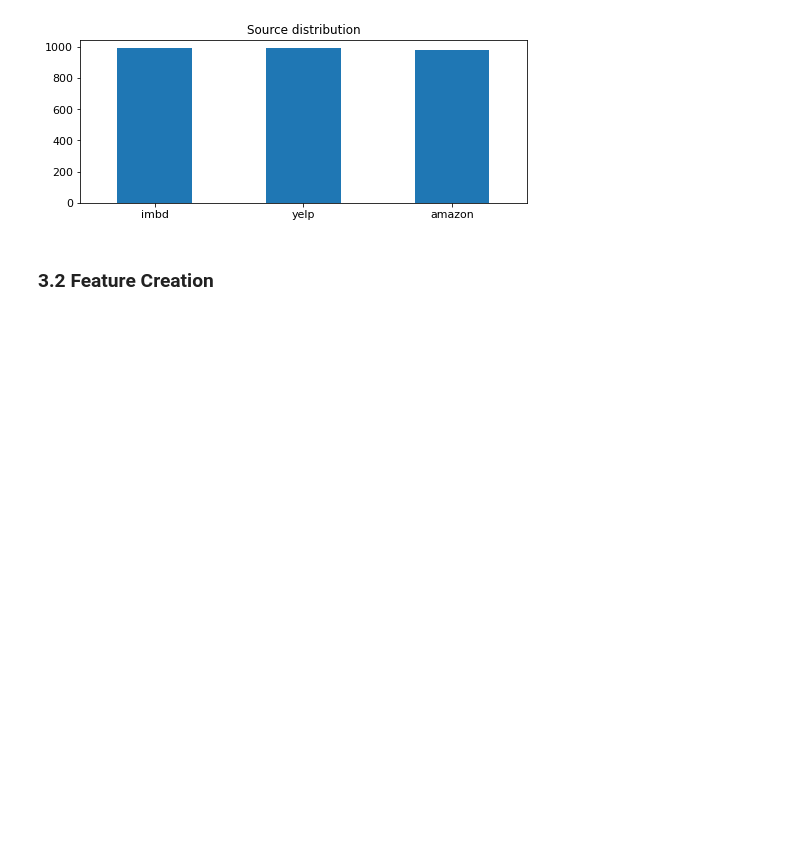
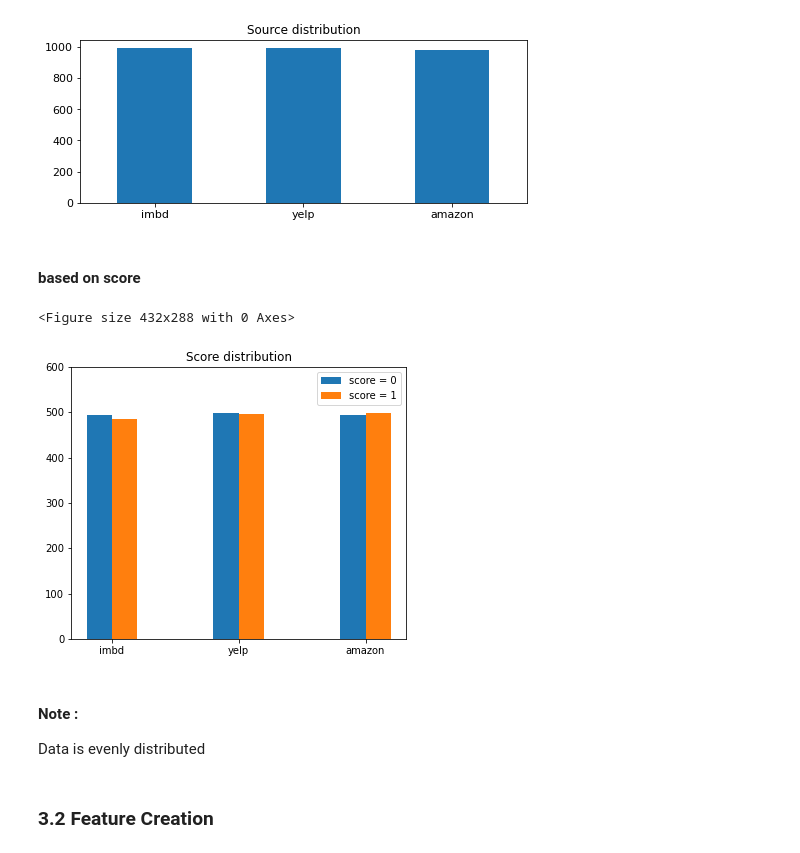
Before and after one commit to npinghuang/DM2022-Lab1-Homework, a Jupyter notebook: DM2022-Lab1-Homework.ipynb, the cells around one changed output. Cells and saved outputs as stored; diff of their text form; code cells hidden in the pictures; blank space fills up the shorter version.

```diff
--- a/DM2022-Lab1-Homework.ipynb
+++ b/DM2022-Lab1-Homework.ipynb
@@ -55,7 +63,7 @@ The autoreload extension is already loaded. To reload it, use:
 # %% [markdown]
 ## 1. The Data
 # %%
-FOLDER = 'data/'
+FOLDER = 'sentiment labelled sentences/sentiment labelled sentences/'
 filepath_dict = {'amazon': 'amazon_cells_labelled.txt', 'imbd'  : 'imdb_labelled.txt', 'yelp'  : 'yelp_labelled.txt'}
 
 tmp_data = []
@@ -138,0 +152,5 @@ number of duplicate sentences after :  0
+# %%
+enc = OrdinalEncoder(dtype=int)
+enc.fit(DATA[['source_name']])
+DATA['source_name_encoded'] = enc.transform(DATA[['source_name']])
+DATA
@@ -138,0 +171,5 @@ number of duplicate sentences after :  0
+# %%
+enc = OrdinalEncoder(dtype=bool)
+enc.fit(DATA[['score']])
+DATA['score_encoded'] = enc.transform(DATA[['score']])
+DATA
@@ -155,6 +207,36 @@ amazon    980
 Name: source_name, dtype: int64
 <AxesSubplot:title={'center':'Source distribution'}>
 [figure]
+# %% [markdown]
+#### based on score
+# %%
+tmp = DATA.groupby(['source_name', 'score']).size()
+score_0 = [tmp[0], tmp[2], tmp[4]]
+score_1 = [tmp[1], tmp[3], tmp[5]]
+plt.figure()
+width = 6
+barWidth = 0.2
+
+fig = plt.subplots(figsize =(width, 5))
+# x position for each bar
+x1 = np.arange(3)
+x2 = [x + barWidth for x in x1]
+# set x axis value
+plt.xticks((x1 + x2)/2, DATA.source_name.value_counts().index[:])
+plt.bar(x1, score_0[:], width = barWidth, label ='score = 0')
+plt.bar(x2, score_1[:], width = barWidth, label='score = 1')
+
+plt.title('Score distribution')
+plt.ylim(0, 600)
+
+plt.legend()
+plt.show()
+# %% [output]
+<Figure size 432x288 with 0 Axes>
+[figure, added]
+# %% [markdown]
+#### Note :
+Data is evenly distributed
 # %% [markdown]
 ### 3.2 Feature Creation
 # %% [markdown]
```
Also changed, not shown: parts of 23 cells of this notebook, 5 other files.
